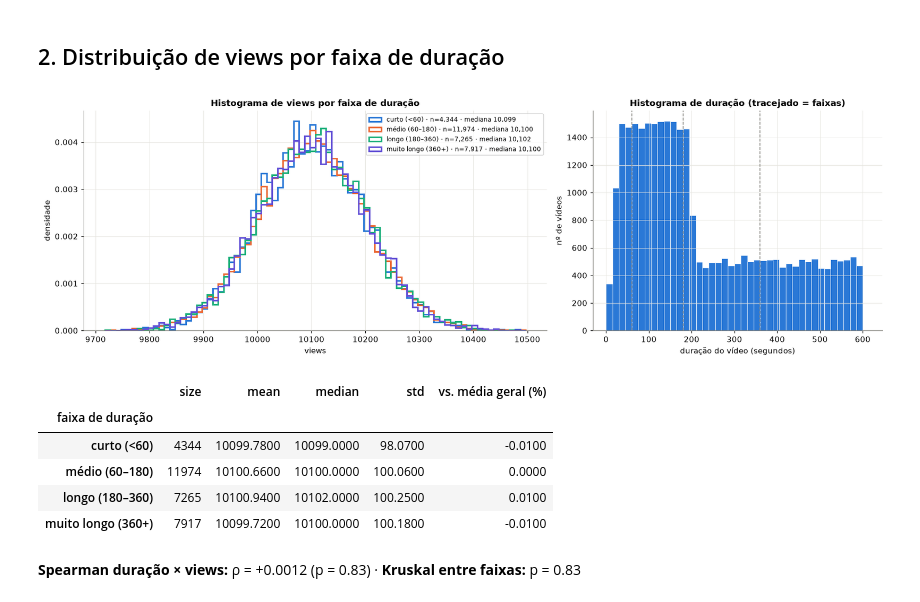
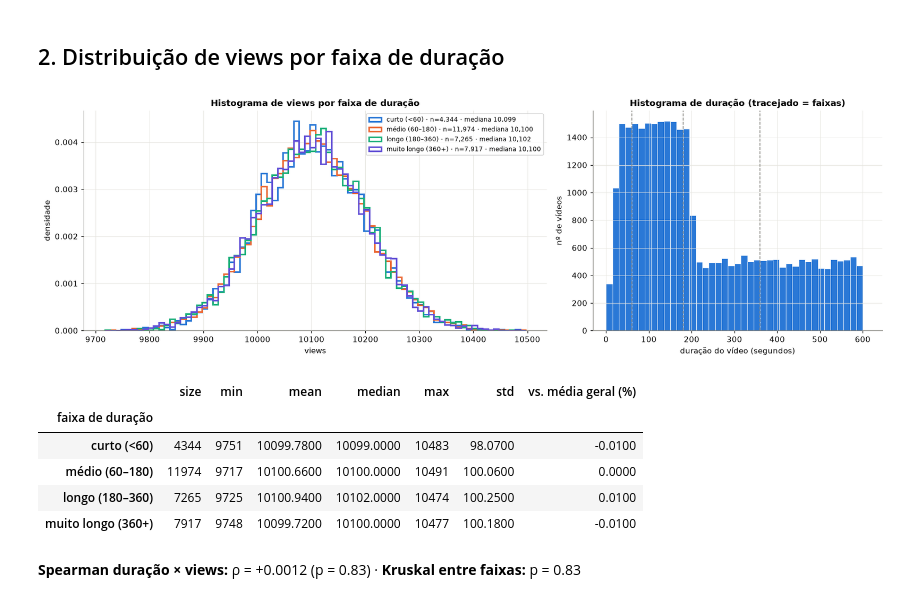
Before and after one commit to RafaelCostaF/ai-master-challenge, a Jupyter notebook: submissions/rafael/solution/notebooks/09_duracao_views.ipynb, the cells around one changed output. Saved outputs shown, nothing was run; the diff lists cells and outputs as text; code cells hidden in the pictures.

```diff
--- a/submissions/rafael/solution/notebooks/09_duracao_views.ipynb
+++ b/submissions/rafael/solution/notebooks/09_duracao_views.ipynb
@@ -50,30 +81,30 @@ fig.tight_layout(); fig.savefig(FIG_DIR / "duracao_x_views_hist2d.png", dpi=150)
 # %%
 order = list(LENGTH_BINS)
 colors = [plots.BLUE, plots.ORANGE, "#1baf7a", "#6250d6"]
 fig, axes = plt.subplots(1, 2, figsize=(15, 4.8), gridspec_kw={"width_ratios": [1.6, 1]})
 edges = np.arange(videos.views.min(), videos.views.max() + 10, 10)
 for label, color in zip(order, colors):
     v = videos.loc[videos["faixa de duração"] == label, "views"]
     axes[0].hist(v, bins=edges, density=True, histtype="step", linewidth=2, color=color, label=f"{label} · n={len(v):,} · mediana {v.median():,.0f}")
 axes[0].set_xlabel("views"); axes[0].set_ylabel("densidade"); axes[0].set_title("Histograma de views por faixa de duração")
 axes[0].legend(fontsize=8)
 axes[1].hist(videos.content_length, bins=np.arange(0, 630, 15), color=plots.BLUE, edgecolor="white", linewidth=0.5)
 for edge in [60, 180, 360]:
     axes[1].axvline(edge, color=plots.GRAY, linestyle="--", linewidth=1)
 axes[1].set_xlabel("duração do vídeo (segundos)"); axes[1].set_ylabel("nº de vídeos"); axes[1].set_title("Histograma de duração (tracejado = faixas)")
 fig.tight_layout(); fig.savefig(FIG_DIR / "views_por_faixa_de_duracao.png", dpi=150); plt.show()
 
-summary = videos.groupby("faixa de duração")["views"].agg(["size", "mean", "median", "std"]).loc[order]
+summary = videos.groupby("faixa de duração")["views"].agg(["size", "min", "mean", "median", "max", "std"]).loc[order]
 summary["vs. média geral (%)"] = (summary["mean"] / videos.views.mean() - 1) * 100
 summary.round(2)
 # %% [output]
 [figure]
-|  | size | mean | median | std | vs. média geral (%) |
-| faixa de duração |  |  |  |  |  |
-| curto (<60) | 4344 | 10099.7800 | 10099.0000 | 98.0700 | -0.0100 |
-| médio (60–180) | 11974 | 10100.6600 | 10100.0000 | 100.0600 | 0.0000 |
-| longo (180–360) | 7265 | 10100.9400 | 10102.0000 | 100.2500 | 0.0100 |
-| muito longo (360+) | 7917 | 10099.7200 | 10100.0000 | 100.1800 | -0.0100 |
+|  | size | min | mean | median | max | std | vs. média geral (%) |
+| faixa de duração |  |  |  |  |  |  |  |
+| curto (<60) | 4344 | 9751 | 10099.7800 | 10099.0000 | 10483 | 98.0700 | -0.0100 |
+| médio (60–180) | 11974 | 9717 | 10100.6600 | 10100.0000 | 10491 | 100.0600 | 0.0000 |
+| longo (180–360) | 7265 | 9725 | 10100.9400 | 10102.0000 | 10474 | 100.2500 | 0.0100 |
+| muito longo (360+) | 7917 | 9748 | 10099.7200 | 10100.0000 | 10477 | 100.1800 | -0.0100 |
 # %%
 rho, p = stats.spearmanr(videos.content_length, videos.views)
 h, p_kw = stats.kruskal(*[g.values for _, g in videos.groupby("faixa de duração")["views"]])
```
Also changed, not shown: parts of 3 cells of this notebook, 3 other files.
